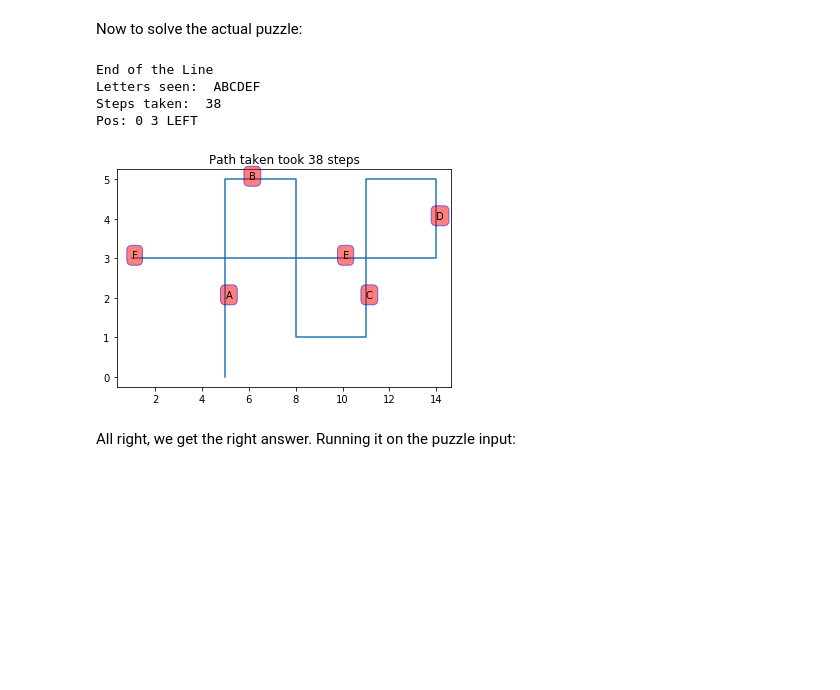
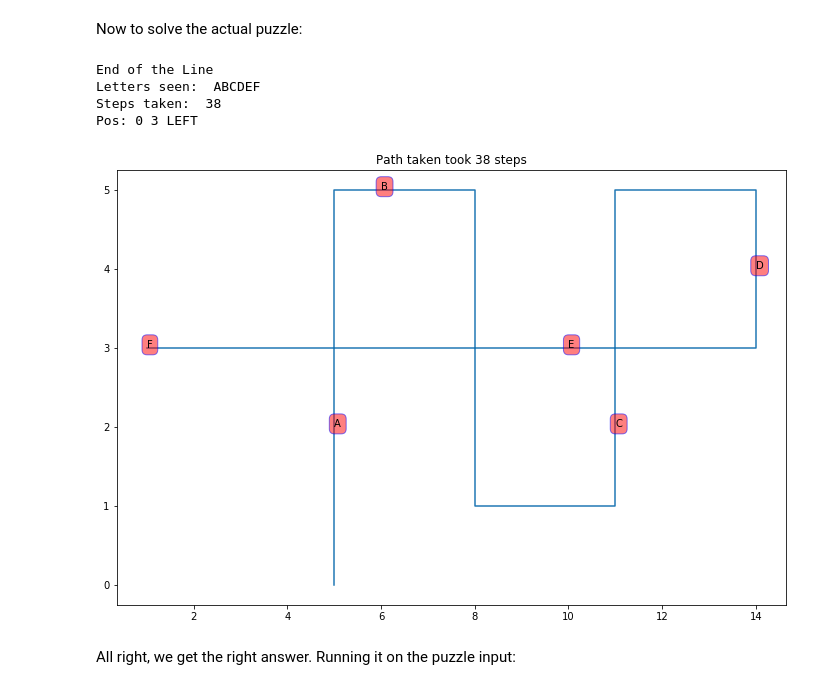
Before and after one commit to khalido/adventofcode, a Jupyter notebook: Day 19 - A Series of Tubes.ipynb, the cells around one changed output. Saved outputs shown, nothing was run; the diff lists cells and outputs as text; code cells hidden in the pictures; blank space fills up the shorter version.

Commit message:
added plots of the path taken

```diff
--- a/Day 19 - A Series of Tubes.ipynb
+++ b/Day 19 - A Series of Tubes.ipynb
@@ -134,34 +132,35 @@ def solve_puzzle(puzzle=test_input):
             x, y = step(x,y, direction)
         elif val == "+":
             direction = get_direction(x, y, direction, puzzle)
             x, y = step(x,y, direction)
         else:
             print("End of the Line")
             print("Letters seen: ", "".join(letters_seen))
             print("Steps taken: ", len(points_visited))
             print("Pos:", x, y, direction)
             direction = None
 
     return "".join(letters_seen), points_visited
 
 letters, points = solve_puzzle()
 
 x, y = zip(*points)
+plt.figure(figsize=(12,8))
 plt.title(f"Path taken took {len(points)} steps")
 
 plt.plot(x,y)
 box_style = dict(fc="red", ec="b", lw=1, alpha=0.5, boxstyle="round,pad=0.5")
 for x,y in points:
     val = test_input[y][x]
     if val.isalpha():
         plt.annotate(val, xy=(x,y), bbox=box_style)
 plt.show()
 # %% [output]
 End of the Line
 Letters seen:  ABCDEF
 Steps taken:  38
 Pos: 0 3 LEFT
-[figure, old version]
+[figure, new version]
 # %% [markdown]
 All right, we get the right answer. Running it on the puzzle input:
 # %%
```
Also changed, not shown: parts of 2 cells of this notebook.
